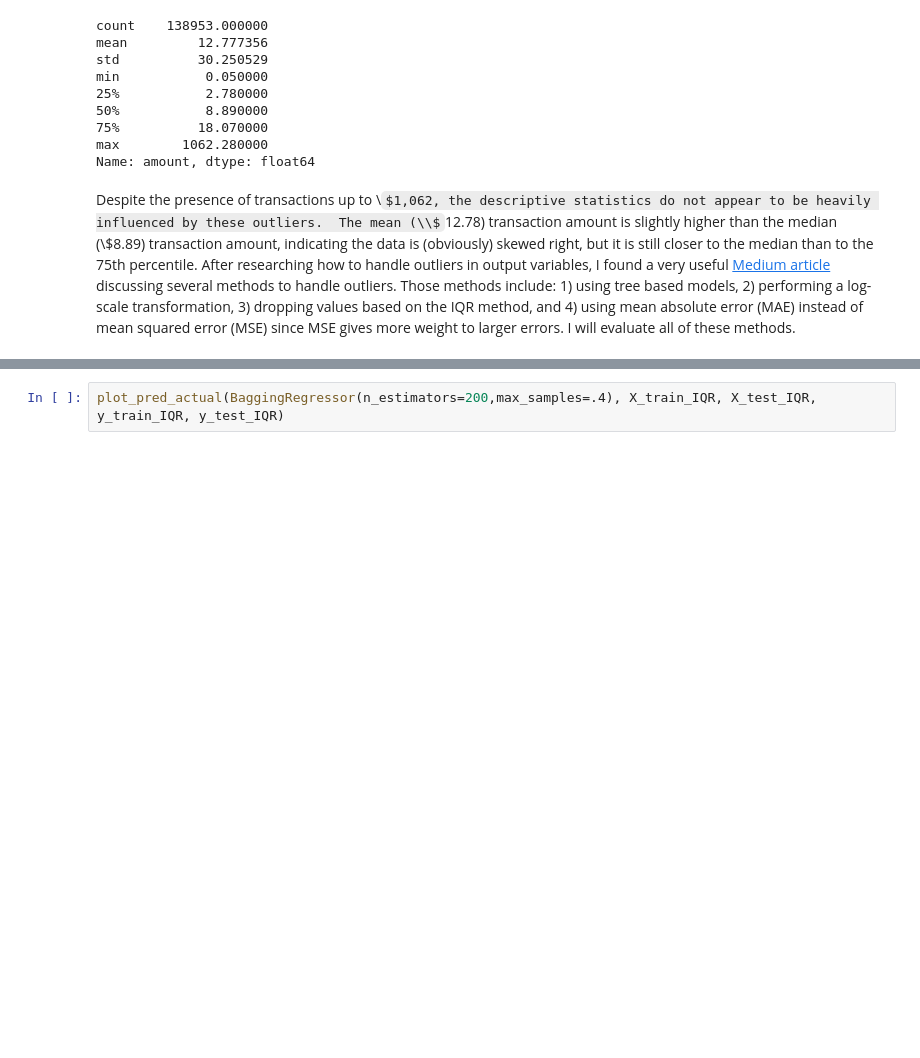
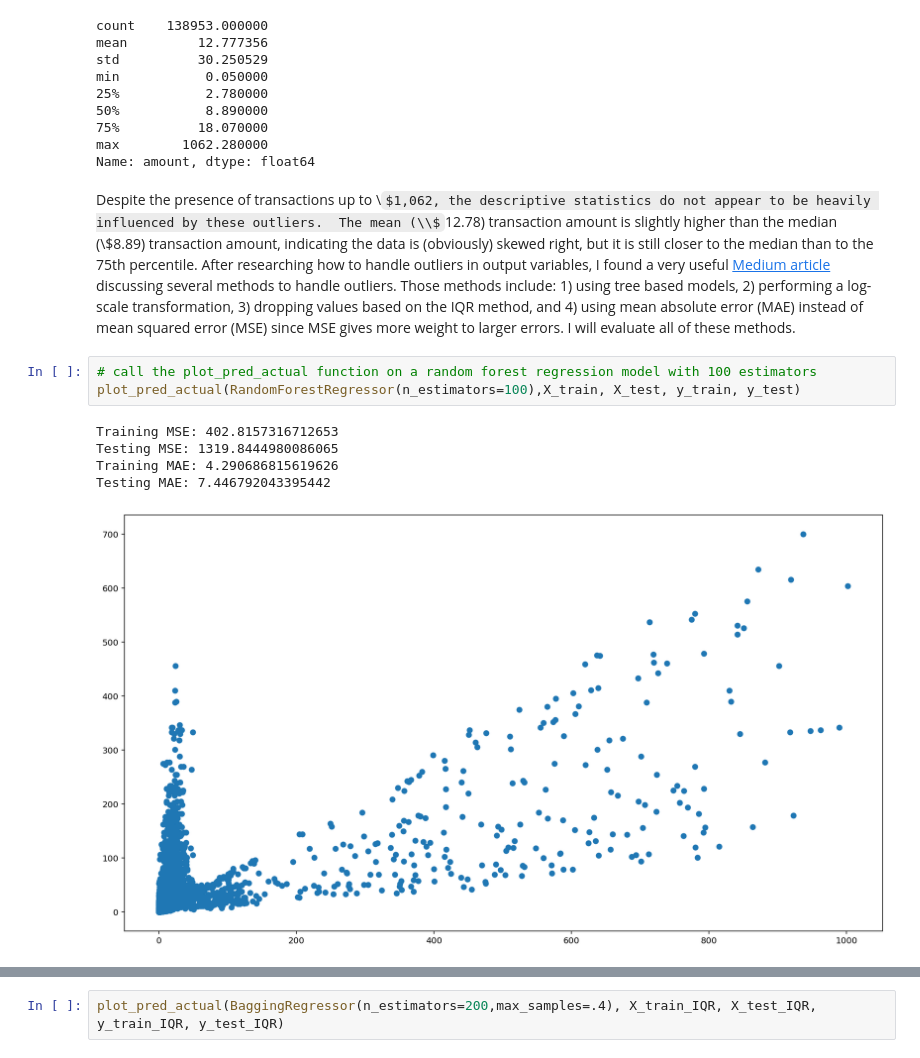
Before and after one commit to blowe615/starbucks_offers, a Jupyter notebook: starbucks_offers.ipynb, the cells around one changed output, grey strips where cells are left out. Cells and saved outputs as stored; diff of their text form; some formulas as TeX source; blank space fills up the shorter version.

```diff
--- a/starbucks_offers.ipynb
+++ b/starbucks_offers.ipynb
@@ -1063,3 +1063,12 @@ max        1062.280000
 Name: amount, dtype: float64
 # %% [markdown]
 Despite the presence of transactions up to \\$1,062, the descriptive statistics do not appear to be heavily influenced by these outliers.  The mean (\\$12.78) transaction amount is slightly higher than the median (\\$8.89) transaction amount, indicating the data is (obviously) skewed right, but it is still closer to the median than to the 75th percentile.  After researching how to handle outliers in output variables, I found a very useful [Medium article](https://heartbeat.fritz.ai/how-to-make-your-machine-learning-models-robust-to-outliers-44d404067d07) discussing several methods to handle outliers.  Those methods include: 1) using tree based models, 2) performing a log-scale transformation, 3) dropping values based on the IQR method, and 4) using mean absolute error (MAE) instead of mean squared error (MSE) since MSE gives more weight to larger errors.  I will evaluate all of these methods.
+# %%
+# call the plot_pred_actual function on a random forest regression model with 100 estimators
+plot_pred_actual(RandomForestRegressor(n_estimators=100),X_train, X_test, y_train, y_test)
+# %% [output]
+Training MSE: 402.8157316712653
+Testing MSE: 1319.8444980086065
+Training MAE: 4.290686815619626
+Testing MAE: 7.446792043395442
+[figure, added]
```
Also changed, not shown: parts of 21 cells of this notebook.
